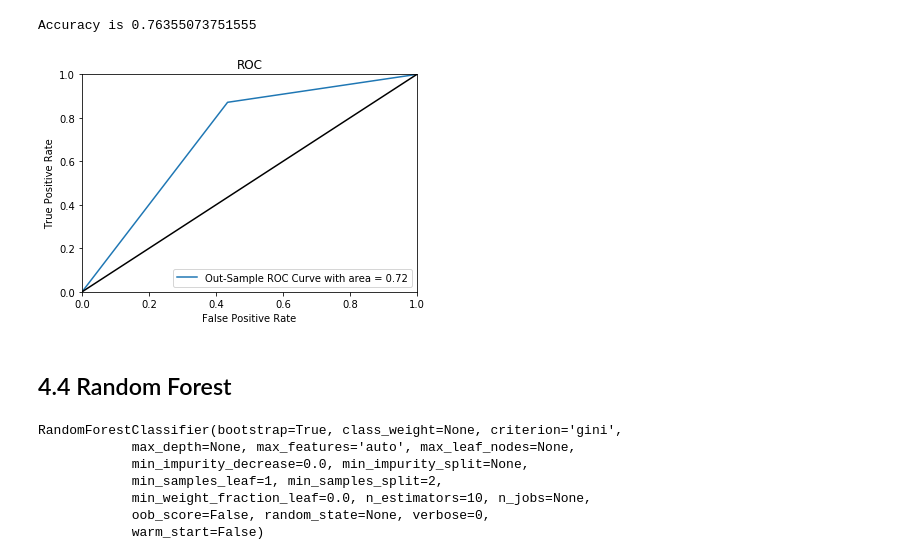
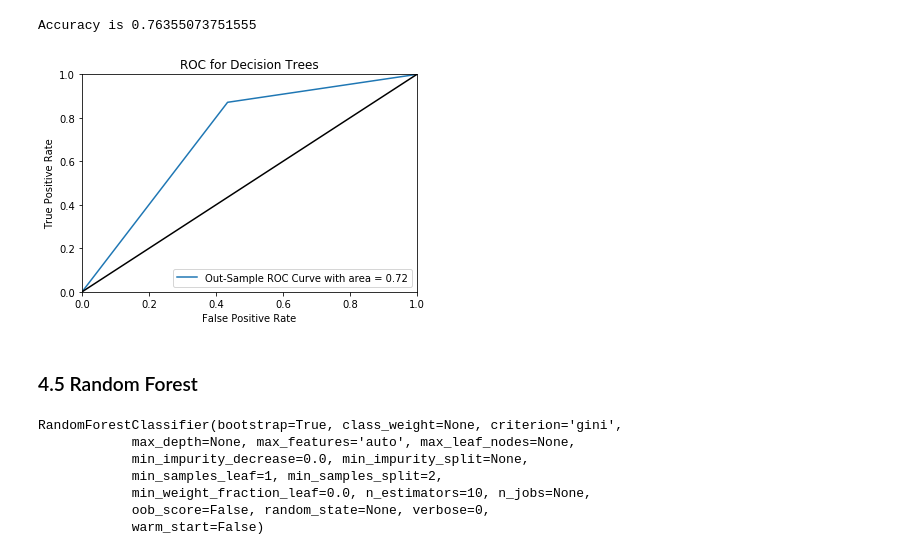
Before and after one commit to sahilarora93/Yelp_data_challenge, a Jupyter notebook: Part 4 - Success Predictions based on Business Attributes.ipynb, the cells around one changed output. Saved outputs shown, nothing was run; the diff lists cells and outputs as text; code cells hidden in the pictures.

```diff
--- a/Final_Project_ML_Attributes.ipynb
+++ b/Part 4 - Success Predictions based on Business Attributes.ipynb
@@ -1075,24 +1069,24 @@ Accuracy is 0.76355073751555
 # %%
 from sklearn.metrics import roc_curve,auc
 import pylab as pl
 %matplotlib inline
 (fpr, tpr, thresholds) = roc_curve(test_y,p_test)
 area = auc(fpr,tpr)
 pl.clf() #Clear the current figure
 pl.plot(fpr,tpr,label="Out-Sample ROC Curve with area = %1.2f"%area)
 
 pl.plot([0, 1], [0, 1], 'k') #This plots the random (equal probability line)
 pl.xlim([0.0, 1.0])
 pl.ylim([0.0, 1.0])
 pl.xlabel('False Positive Rate')
 pl.ylabel('True Positive Rate')
-pl.title('ROC')
+pl.title('ROC for Decision Trees')
 pl.legend(loc="lower right")
 pl.show()
 # %% [output]
-[figure, old version]
+[figure, new version]
 # %% [markdown]
-## 4.4 Random Forest
+### 4.5 Random Forest
 # %%
 from sklearn.ensemble import RandomForestClassifier
 rf = RandomForestClassifier(n_estimators=10)
```
Also changed, not shown: parts of 44 cells of this notebook.
